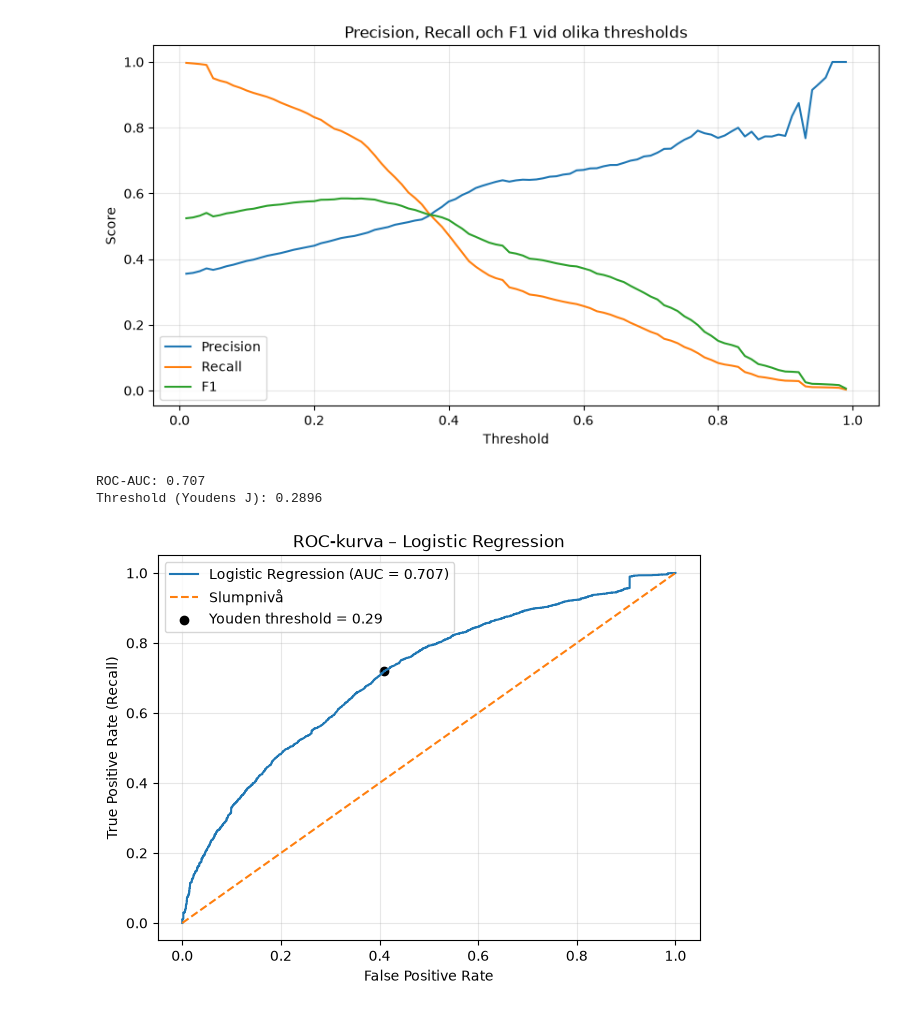
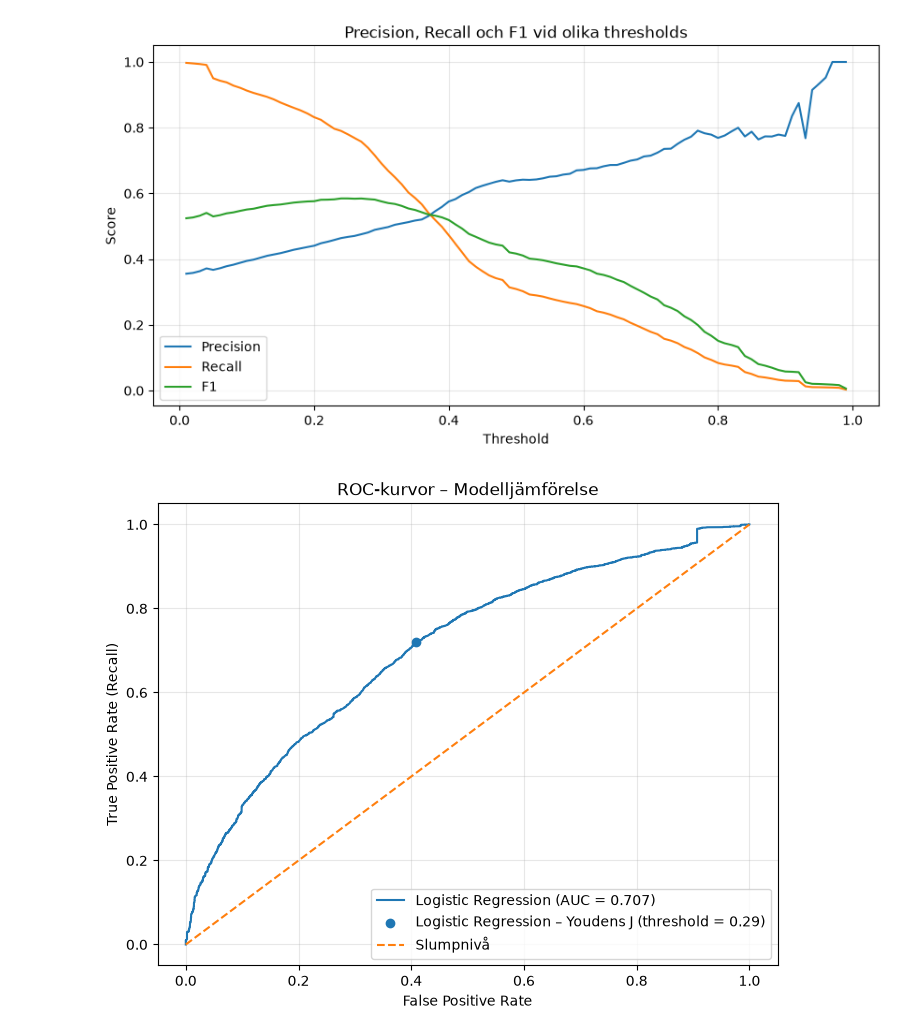
Before and after one commit to Shara-Hysen/data-science-group-project, a Jupyter notebook: notebooks/04_logistic_regression_demo.ipynb, the cells around one changed output. Drawn from its saved outputs; the diff is of its cells as text; code cells hidden in the pictures.

```diff
--- a/notebooks/04_logistic_regression_demo.ipynb
+++ b/notebooks/04_logistic_regression_demo.ipynb
@@ -169,16 +169,19 @@ from src.evaluation import plot_threshold_metrics
 plot_threshold_metrics(y_val, probabilities)
 # %% [output]
 [figure]
-# %%
-from src.evaluation import plot_roc_curve
-
-# Ritar ROC-kurvan och beräknar ROC-AUC.
-# Markerar den threshold som maximerar Youdens J.
-roc_results = plot_roc_curve(y_val, probabilities)
-# %% [output]
-ROC-AUC: 0.707
-Threshold (Youdens J): 0.2896
-[figure, removed]
+# %%
+from src.evaluation import plot_roc_curve
+
+
+# Skapar en dictionary med modellnamn och sannolikheter.
+predictions = {
+    "Logistic Regression": probabilities
+}
+
+# Ritar ROC-kurvan.
+roc_results = plot_roc_curve(y_val, predictions)
+# %% [output]
+[figure, added]
 # %%
 from src.evaluation import plot_multiple_confusion_matrices
 
```
Also changed, not shown: parts of 7 cells of this notebook, 1 other file.
